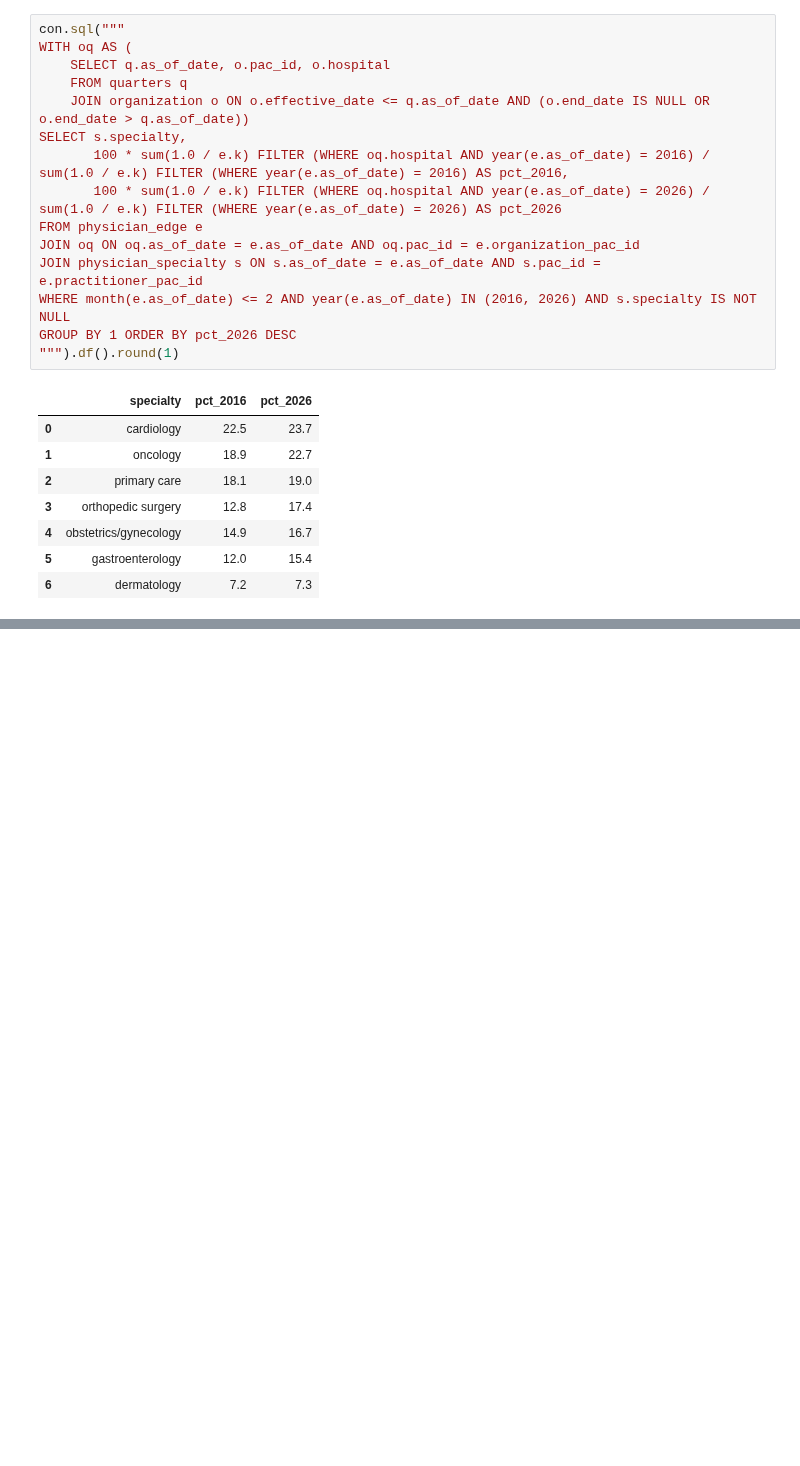
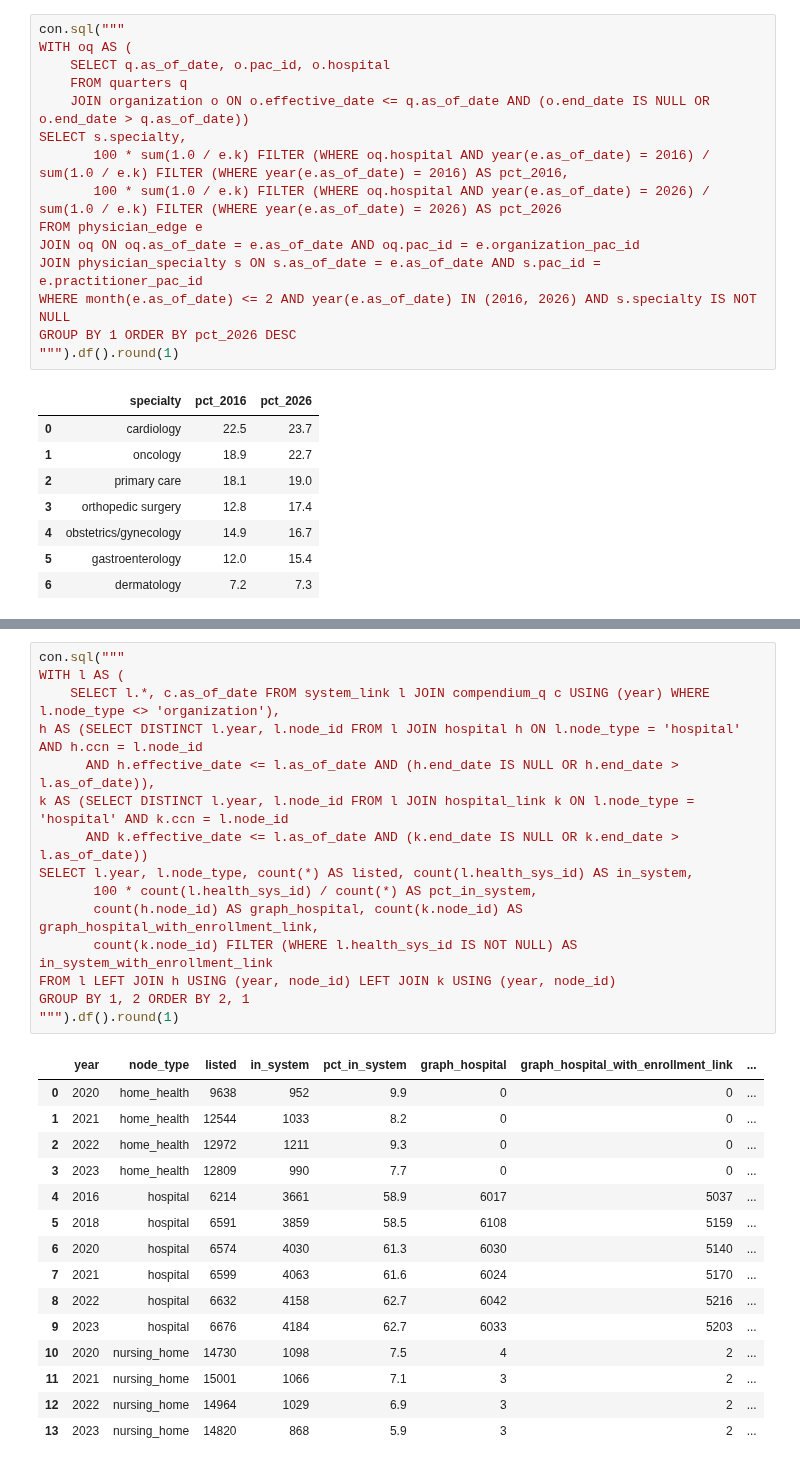
Before and after one commit to nathansutton/healthcare-ledger, a Jupyter notebook: research/provider-networks/provider_networks.ipynb, the cells around one changed output, grey strips where cells are left out. Saved outputs shown, nothing was run; the diff lists cells and outputs as text; blank space fills up the shorter version.

```diff
--- a/research/provider-networks/provider_networks.ipynb
+++ b/research/provider-networks/provider_networks.ipynb
@@ -617,0 +778,31 @@ Next steps, each a published measure the graph is now ready for, not done here:
+# %%
+con.sql("""
+WITH l AS (
+    SELECT l.*, c.as_of_date FROM system_link l JOIN compendium_q c USING (year) WHERE l.node_type <> 'organization'),
+h AS (SELECT DISTINCT l.year, l.node_id FROM l JOIN hospital h ON l.node_type = 'hospital' AND h.ccn = l.node_id
+      AND h.effective_date <= l.as_of_date AND (h.end_date IS NULL OR h.end_date > l.as_of_date)),
+k AS (SELECT DISTINCT l.year, l.node_id FROM l JOIN hospital_link k ON l.node_type = 'hospital' AND k.ccn = l.node_id
+      AND k.effective_date <= l.as_of_date AND (k.end_date IS NULL OR k.end_date > l.as_of_date))
+SELECT l.year, l.node_type, count(*) AS listed, count(l.health_sys_id) AS in_system,
+       100 * count(l.health_sys_id) / count(*) AS pct_in_system,
+       count(h.node_id) AS graph_hospital, count(k.node_id) AS graph_hospital_with_enrollment_link,
+       count(k.node_id) FILTER (WHERE l.health_sys_id IS NOT NULL) AS in_system_with_enrollment_link
+FROM l LEFT JOIN h USING (year, node_id) LEFT JOIN k USING (year, node_id)
+GROUP BY 1, 2 ORDER BY 2, 1
+""").df().round(1)
+# %% [output]
+|  | year | node_type | listed | in_system | pct_in_system | graph_hospital | graph_hospital_with_enrollment_link | ... |
+| 0 | 2020 | home_health | 9638 | 952 | 9.9 | 0 | 0 | ... |
+| 1 | 2021 | home_health | 12544 | 1033 | 8.2 | 0 | 0 | ... |
+| 2 | 2022 | home_health | 12972 | 1211 | 9.3 | 0 | 0 | ... |
+| 3 | 2023 | home_health | 12809 | 990 | 7.7 | 0 | 0 | ... |
+| 4 | 2016 | hospital | 6214 | 3661 | 58.9 | 6017 | 5037 | ... |
+| 5 | 2018 | hospital | 6591 | 3859 | 58.5 | 6108 | 5159 | ... |
+| 6 | 2020 | hospital | 6574 | 4030 | 61.3 | 6030 | 5140 | ... |
+| 7 | 2021 | hospital | 6599 | 4063 | 61.6 | 6024 | 5170 | ... |
+| 8 | 2022 | hospital | 6632 | 4158 | 62.7 | 6042 | 5216 | ... |
+| 9 | 2023 | hospital | 6676 | 4184 | 62.7 | 6033 | 5203 | ... |
+| 10 | 2020 | nursing_home | 14730 | 1098 | 7.5 | 4 | 2 | ... |
+| 11 | 2021 | nursing_home | 15001 | 1066 | 7.1 | 3 | 2 | ... |
+| 12 | 2022 | nursing_home | 14964 | 1029 | 6.9 | 3 | 2 | ... |
+| 13 | 2023 | nursing_home | 14820 | 868 | 5.9 | 3 | 2 | ... |
```
Also changed, not shown: parts of 20 cells of this notebook, 10 other files.
